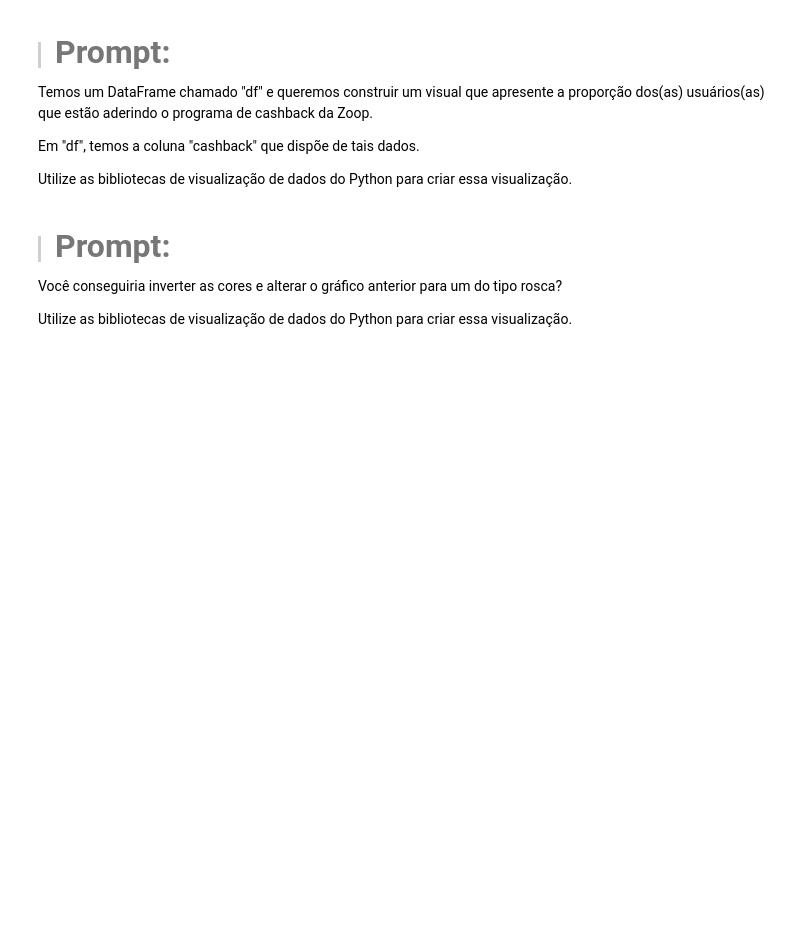
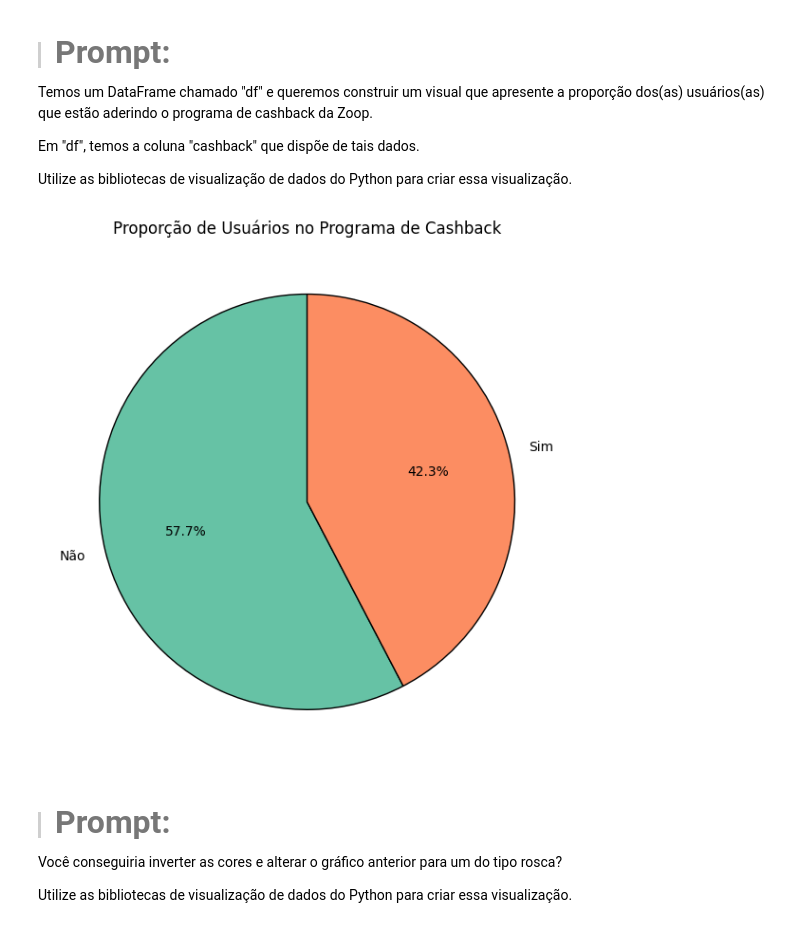
Before and after one commit to Enoque12/Projecto_Inicial_IA_Aplicada_na_Ciencia_de_Dados, a Jupyter notebook: Projeto_Inicial_IA_aplicada_a_Data_Science.ipynb, the cells around one changed output. Drawn from its saved outputs; the diff is of its cells as text; code cells hidden in the pictures; blank space fills up the shorter version.

```diff
--- a/Projeto_Inicial_IA_aplicada_a_Data_Science.ipynb
+++ b/Projeto_Inicial_IA_aplicada_a_Data_Science.ipynb
@@ -742,6 +742,26 @@ Temos um DataFrame chamado "df" e queremos construir um visual que apresente a p
 Em "df", temos a coluna "cashback" que dispõe de tais dados.
 
 Utilize as bibliotecas de visualização de dados do Python para criar essa visualização.
+# %%
+# Contar os valores únicos da coluna "cashback"
+cashback_counts = df['cashback'].value_counts()
+# %%
+# Criar o gráfico de pizza
+plt.figure(figsize=(6, 6))
+plt.pie(
+    cashback_counts,
+    labels=cashback_counts.index,
+    autopct='%1.1f%%',
+    startangle=90,
+    colors=['#66c2a5', '#fc8d62'],
+    wedgeprops={'edgecolor': 'black'}
+)
+
+plt.title('Proporção de Usuários no Programa de Cashback')
+plt.tight_layout()
+plt.show()
+# %% [output]
+[figure, added]
 # %% [markdown]
 > #### <strong><font color="7b71ff" size =6>Prompt:</font></strong>
 
```
Also changed, not shown: parts of 13 cells of this notebook.
